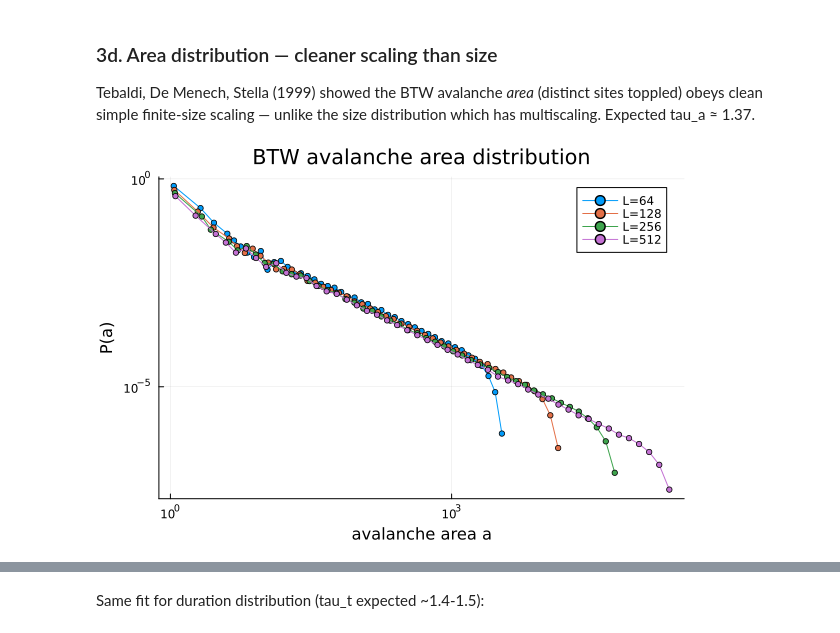
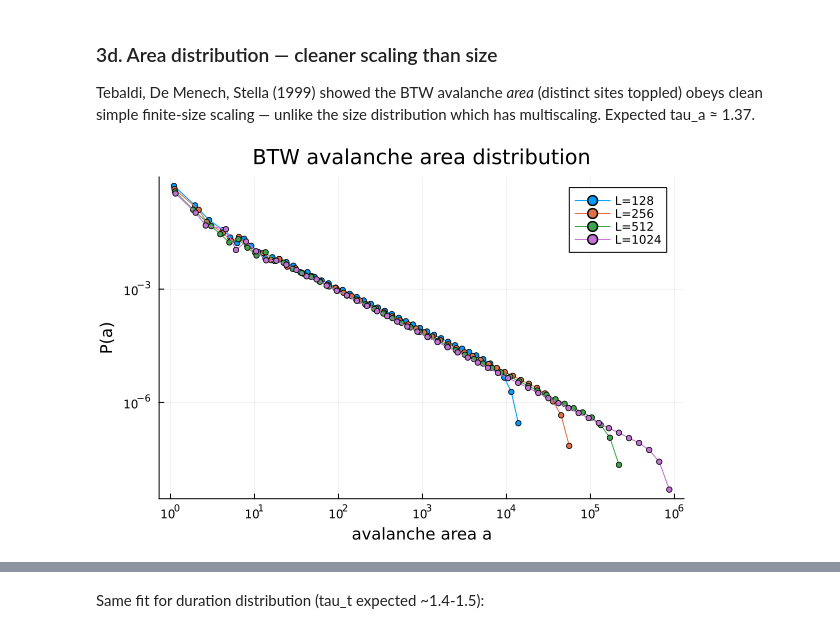
Before and after one commit to gary-dalton/criticality-index, a Jupyter notebook: work/exp01_01_btw_sandpile.ipynb, the cells around one changed output, grey strips where cells are left out. Saved outputs shown, nothing was run; the diff lists cells and outputs as text; code cells hidden in the pictures.

```diff
--- a/work/exp01_01_btw_sandpile.ipynb
+++ b/work/exp01_01_btw_sandpile.ipynb
@@ -271,9 +311,9 @@ Expected: tau_s ≈ 1.2 (effective; BTW exhibits multiscaling per Tebaldi et al.
 # %%
 pl_rows = NamedTuple[]
 for L in L_values
-    sizes = avalanche_sizes(results[L].catalog)
-    fit = fit_power_law(Float64.(sizes))
-    cmp = compare_power_law_exponential(Float64.(sizes), fit.xmin, fit.alpha)
+    sizes = Float64.(filter(>(0), results[L].sizes))
+    fit = fit_power_law(sizes)
+    cmp = compare_power_law_exponential(sizes, fit.xmin, fit.alpha)
     push!(pl_rows, (
         L = L,
         xmin = fit.xmin,
@@ -311,9 +351,9 @@ p = plot(xaxis=:log, yaxis=:log,
          legend=:topright)
 
 for L in L_values
-    sizes = avalanche_sizes(results[L].catalog)
-    h = log_binned_pmf(Float64.(sizes); n_bins=50)
-    plot!(p, h.bin_centers, h.pmf, label="L=$L", marker=:circle, markersize=3)
+    sizes = Float64.(filter(>(0), results[L].sizes))
+    h = log_binned_pmf(sizes; n_bins=50)
+    plot!(p, h.bin_centers, h.pmf, label="L=\$L", marker=:circle, markersize=3)
 end
 
 p
@@ -328,7 +368,7 @@ manual_xmins = [5, 10, 30, 100, 300]
 
 rows = NamedTuple[]
 for L in L_values
-    sizes = Float64.(avalanche_sizes(results[L].catalog))
+    sizes = Float64.(filter(>(0), results[L].sizes))
     for xm in manual_xmins
         fit = fit_power_law(sizes; xmin=xm)
         cmp = compare_power_law_exponential(sizes, xm, fit.alpha)
@@ -369,16 +389,21 @@ DataFrame(rows)
 
 To isolate the scaling regime from the cutoff, provide both xmin and xmax. The upper xmax should exclude the region where P(s) curves away from power-law behavior. For L=64, that's roughly s < 1000 (below the visible knee in 3a).
 # %%
-# Scaling-regime fits: xmin at 10, xmax truncates the cutoff.
-# Expected: tau_s closer to 1.2 (published BTW value)
+# Scaling-regime fits: xmin=10, xmax truncates finite-size cutoff.
+regime_xmax = Dict(64 => 1000.0, 128 => 4000.0, 256 => 16000.0,
+                   512 => 64000.0, 1024 => 256_000.0)
+
 regime_rows = NamedTuple[]
-for (L, xmax_L) in [(64, 1000.0), (128, 4000.0), (256, 16000.0), (512, 64000.0)]
-    sizes = Float64.(avalanche_sizes(results[L].catalog))
-    fit = fit_power_law(sizes; xmin=10.0, xmax=xmax_L)
+for L in L_values
+    if !haskey(regime_xmax, L)
+        continue
+    end
+    sizes = Float64.(filter(>(0), results[L].sizes))
+    fit = fit_power_law(sizes; xmin=10.0, xmax=regime_xmax[L])
     push!(regime_rows, (
         L = L,
         xmin = 10.0,
-        xmax = xmax_L,
+        xmax = regime_xmax[L],
         alpha_scaling_regime = fit.alpha,
         sigma_alpha = fit.sigma_alpha,
         ks_distance = fit.ks_distance,
@@ -401,30 +418,30 @@ Tebaldi, De Menech, Stella (1999) showed the BTW avalanche *area* (distinct site
 # %%
 p_area = plot(xaxis=:log, yaxis=:log,
               xlabel="avalanche area a",
               ylabel="P(a)",
               title="BTW avalanche area distribution",
               legend=:topright)
 
 area_rows = NamedTuple[]
 for L in L_values
-    areas = Float64.(avalanche_areas(results[L].catalog))
+    areas = Float64.(filter(>(0), results[L].areas))
     h = log_binned_pmf(areas; n_bins=50)
-    plot!(p_area, h.bin_centers, h.pmf, label="L=$L",
+    plot!(p_area, h.bin_centers, h.pmf, label="L=\$L",
           marker=:circle, markersize=3)
 
-    fit = fit_power_law(areas)  # auto xmin — should work better for area
+    fit = fit_power_law(areas)  # auto xmin — should work well for area
     push!(area_rows, (
         L = L,
         xmin = fit.xmin,
         alpha_area = fit.alpha,
         sigma_alpha = fit.sigma_alpha,
         ks_distance = fit.ks_distance,
         n_tail = fit.n_tail,
     ))
 end
 p_area
 # %% [output]
-[figure, old version]
+[figure, new version]
 # %%
 DataFrame(area_rows)
 # %% [output]
```
Also changed, not shown: parts of 32 cells of this notebook, 6 other files.
